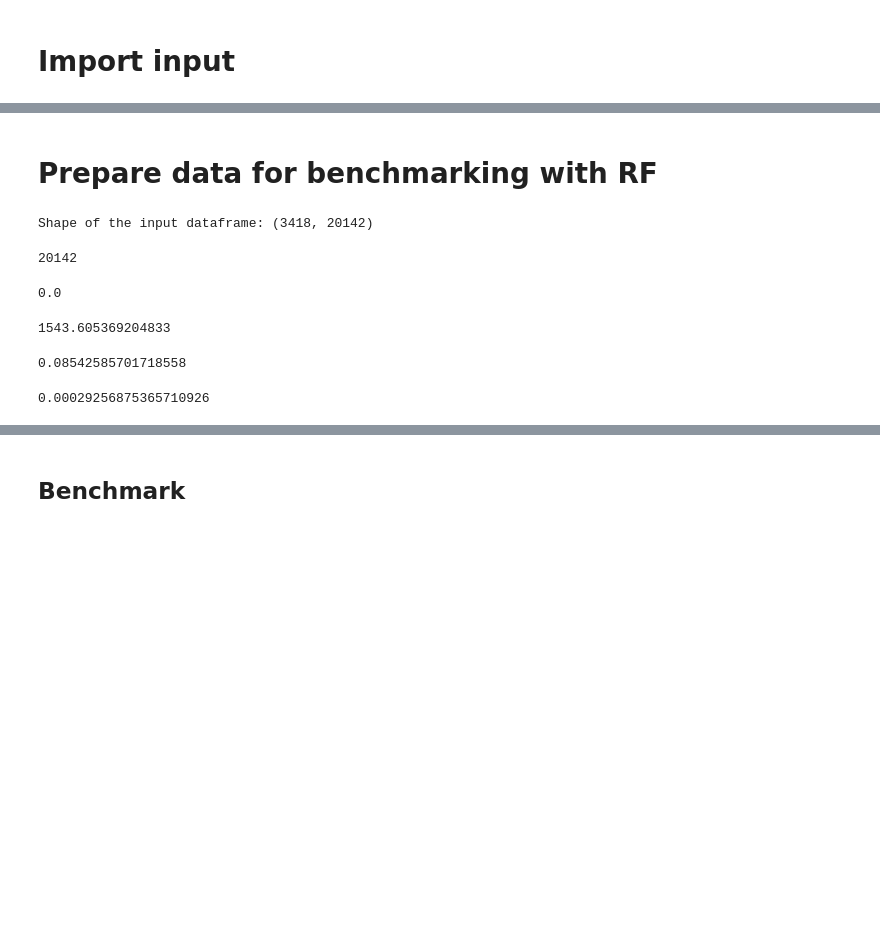
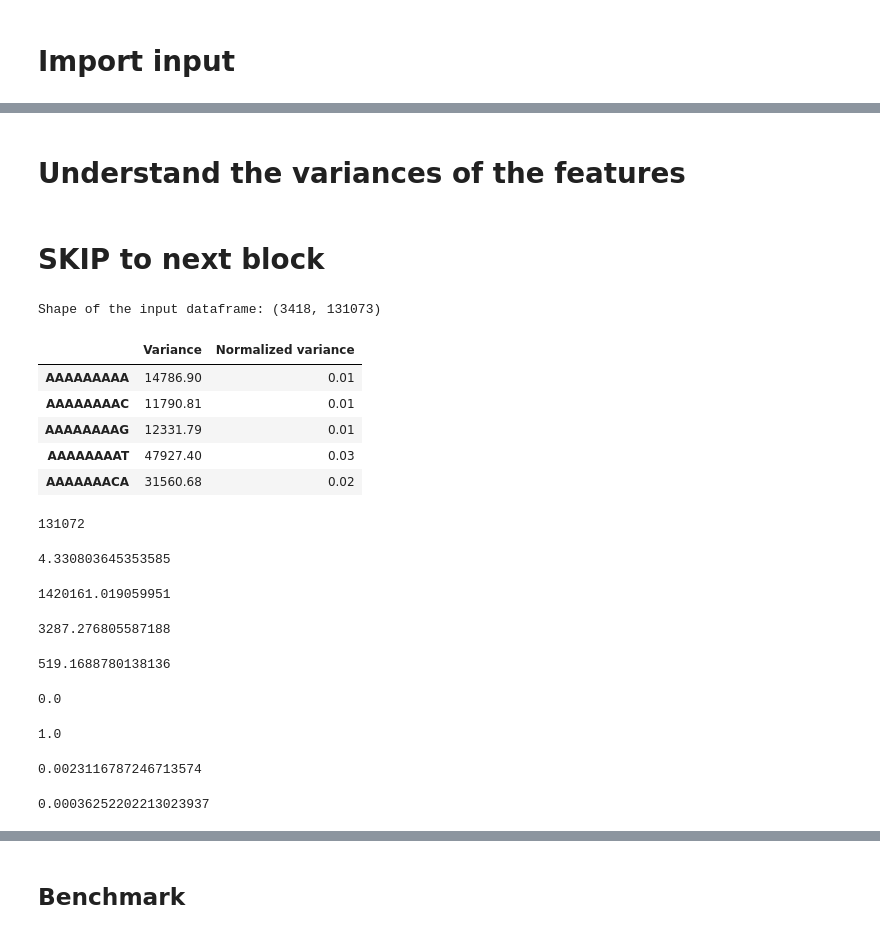
Before and after one commit to ProfHeydeFranca/BacterialData, a Jupyter notebook: run_features/scripts/remove_zero-variance.ipynb, the cells around one changed output, grey strips where cells are left out. Cells and saved outputs as stored; diff of their text form; code cells hidden in the pictures; blank space fills up the shorter version.

```diff
--- a/run_features/scripts/remove_zero-variance.ipynb
+++ b/run_features/scripts/remove_zero-variance.ipynb
@@ -202,46 +67,62 @@ Shape of the input dataframe: (1989, 131073)
 # %% [markdown]
-# Prepare data for benchmarking with RF
+# Understand the variances of the features
+# %% [markdown]
+# SKIP to next block
 # %%
 #Investigate the variance distribution of the current feature type
 
 print("Shape of the input dataframe:", df.shape)
 print()
 
-#Calculate variance for each feature/column
-variances = df.var()
+#Separating features from group/target variable
+X = df.drop(group, axis=1)
+y = df[group]
+
+#Calculate variance for each feature/column of all features
+variances = X.var()
+
 df_var = variances.to_frame()
 df_var = df_var.rename(columns={0: 'Variance'})
+
+# Normalize column of variances
+df_var['Normalized variance'] = (df_var['Variance'] - df_var['Variance'].min()) / (df_var['Variance'].max() - df_var['Variance'].min())
+
+df_var.head()
+
+#Normalized Data
+#normalized = (x-min(x))/(max(x)-min(x))
 
 #type(df_var)
 len(df_var)
 #df_var.head()
 
 df_var['Variance'].min()
 df_var['Variance'].max() #Max could come from the abiotic factor!
 df_var['Variance'].mean()
 df_var['Variance'].median()
 
-#gene-families Salt:
-#0.0
-#0.25012518550215324
-#0.008712192704809501
-#0.0
+df_var['Normalized variance'].min()
+df_var['Normalized variance'].max() #Max could come from the abiotic factor!
+df_var['Normalized variance'].mean()
+df_var['Normalized variance'].median()
 
-#gene-families Temp:
-#0.0
-#0.2500189436993256
-#0.010060193776085443
-#0.0003030073270520057
-
-#kmer9 Salt:
-#0.17948768528718817
-#1230913.0201571418
-#2929.0422919068724
-#474.70714230076277
+#df['COG5009@2'].value_counts() #0.25
+#df['33SZW@2'].value_counts() #0
+#df['COG0480@2'].value_counts() #0.3
 # %% [output]
-Shape of the input dataframe: (3418, 20142)
+Shape of the input dataframe: (3418, 131073)
+|  | Variance | Normalized variance |
+| AAAAAAAAA | 14786.90 | 0.01 |
+| AAAAAAAAC | 11790.81 | 0.01 |
+| AAAAAAAAG | 12331.79 | 0.01 |
+| AAAAAAAAT | 47927.40 | 0.03 |
+| AAAAAAACA | 31560.68 | 0.02 |
-20142
+131072
-0.0
+4.330803645353585
-1543.605369204833
+1420161.019059951
-0.08542585701718558
+3287.276805587188
-0.00029256875365710926
+519.1688780138136
+0.0
+1.0
+0.0023116787246713574
+0.00036252202213023937
```
Also changed, not shown: parts of 16 cells of this notebook, 2 other files.
